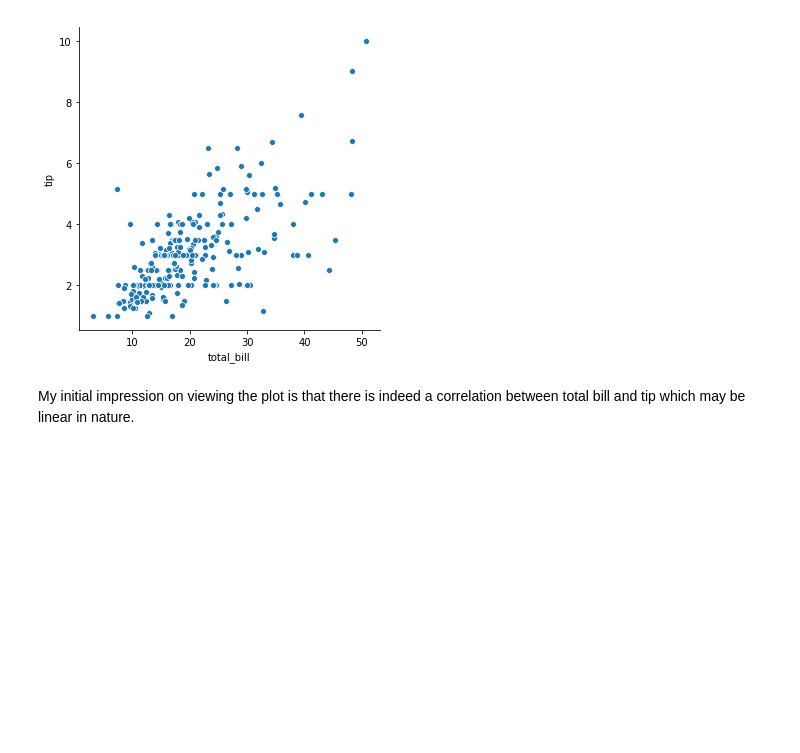
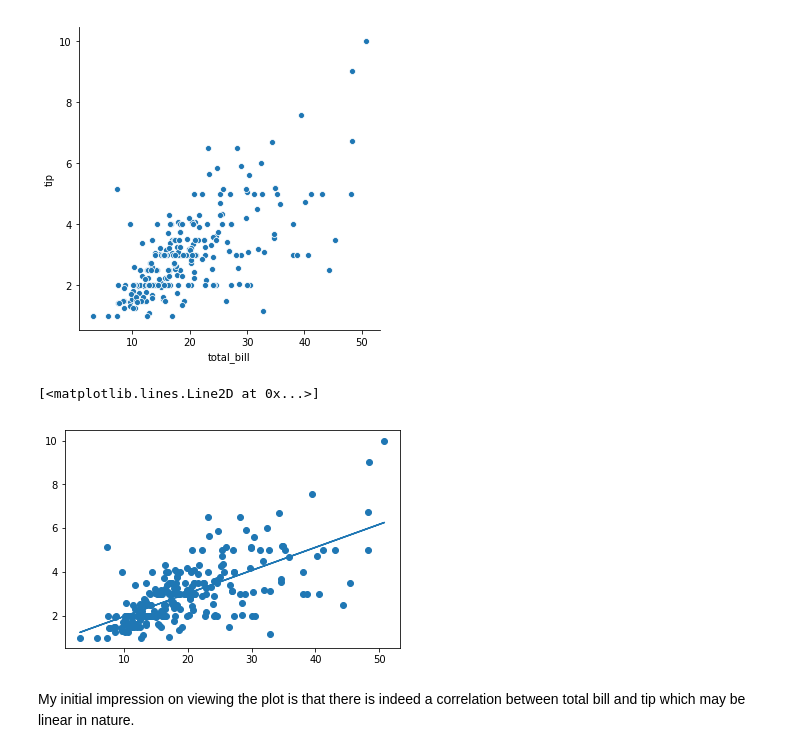
Before and after one commit to michealcannon/fundamentals-project, a Jupyter notebook: Tips Dataset.ipynb, the cells around one changed output. Cells and saved outputs as stored; diff of their text form; code cells hidden in the pictures; blank space fills up the shorter version.

Commit message:
added code to find line of best fit for bill/tip plot

```diff
--- a/Tips Dataset.ipynb
+++ b/Tips Dataset.ipynb
@@ -84,6 +84,19 @@ Given that standard practice in US restaurants is to leave a tip of between 15 a
 sns.relplot(x="total_bill", y="tip", data=tips); # scatterplot of total bill(x axis) against tip(y axis) from data in tips dataset
 # %% [output]
 [figure]
+# %%
+import numpy as np # import numpy package
+import matplotlib.pyplot as plt # import pyplot package from matplotlib
+b = tips["total_bill"] # return "total bill" column as array and assign to variable b
+t = tips["tip"] # return "tips" column as array and assign to variable t
+d = np.polyfit(b,t,1) # use polyfit function to return array containing values m and c to be used in line of best fit. Assign to variable d
+m = d[0] # return first value from array "d" and assign to variable m
+c = d[1] # return second value from array "d" and assign to variable c
+plt.scatter(b, t) # scatterplot of total bill against tips
+plt.plot(b,m*b +c) # plot line of best fit using values m and c obtained above
+# %% [output]
+[<matplotlib.lines.Line2D at 0x...>]
+[figure, added]
 # %% [markdown]
 My initial impression on viewing the plot is that there is indeed a correlation between total bill and tip which may be linear in nature.
 # %% [markdown]
```
